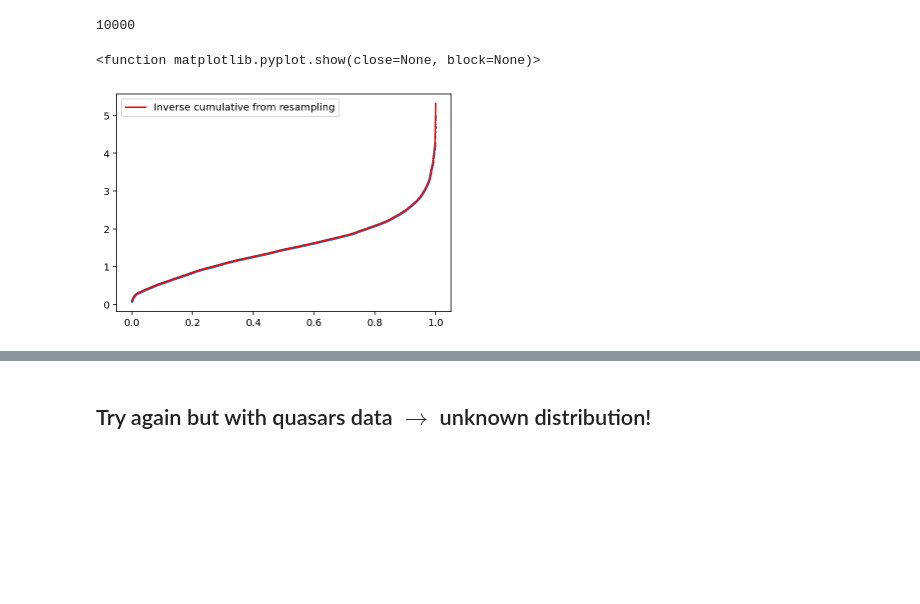
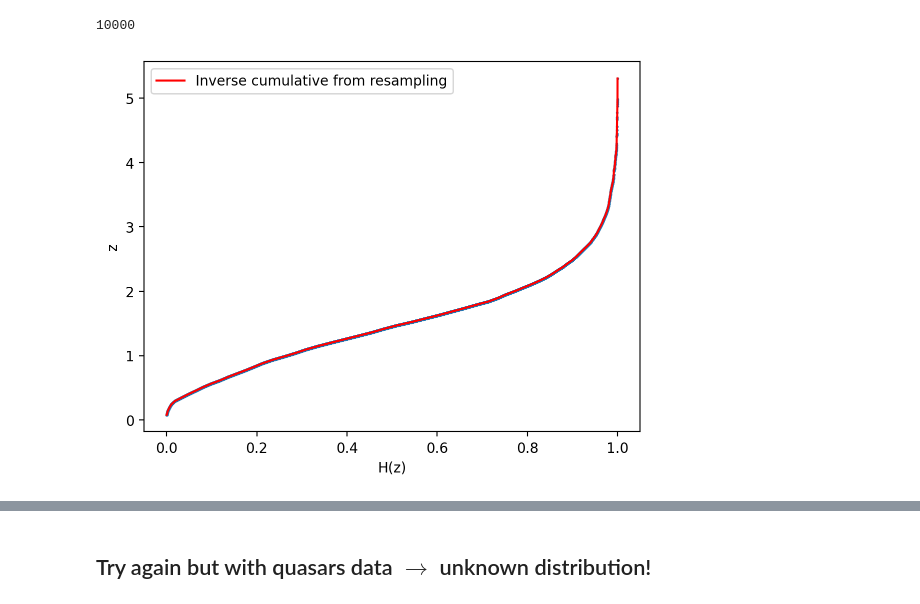
Before and after one commit to olghyn/ASTROSTATS, a Jupyter notebook: L04.ipynb, the cells around one changed output, grey strips where cells are left out. Cells and saved outputs as stored; diff of their text form; code cells hidden in the pictures; blank space fills up the shorter version.

```diff
--- a/L04.ipynb
+++ b/L04.ipynb
@@ -117,10 +124,11 @@ len(new_y)
 # %%
 plt.scatter(x, new_y, s=1)
 plt.plot(x, new_y, 'red', label="Inverse cumulative from resampling")
+plt.ylabel('z')
+plt.xlabel('H(z)')
 plt.legend()
-plt.show
+plt.show()
 # %% [output]
-<function matplotlib.pyplot.show(close=None, block=None)>
-[figure, old version]
+[figure, new version]
 # %%
 plt.hist(new_y, bins=100)
```
Also changed, not shown: parts of 31 cells of this notebook.
